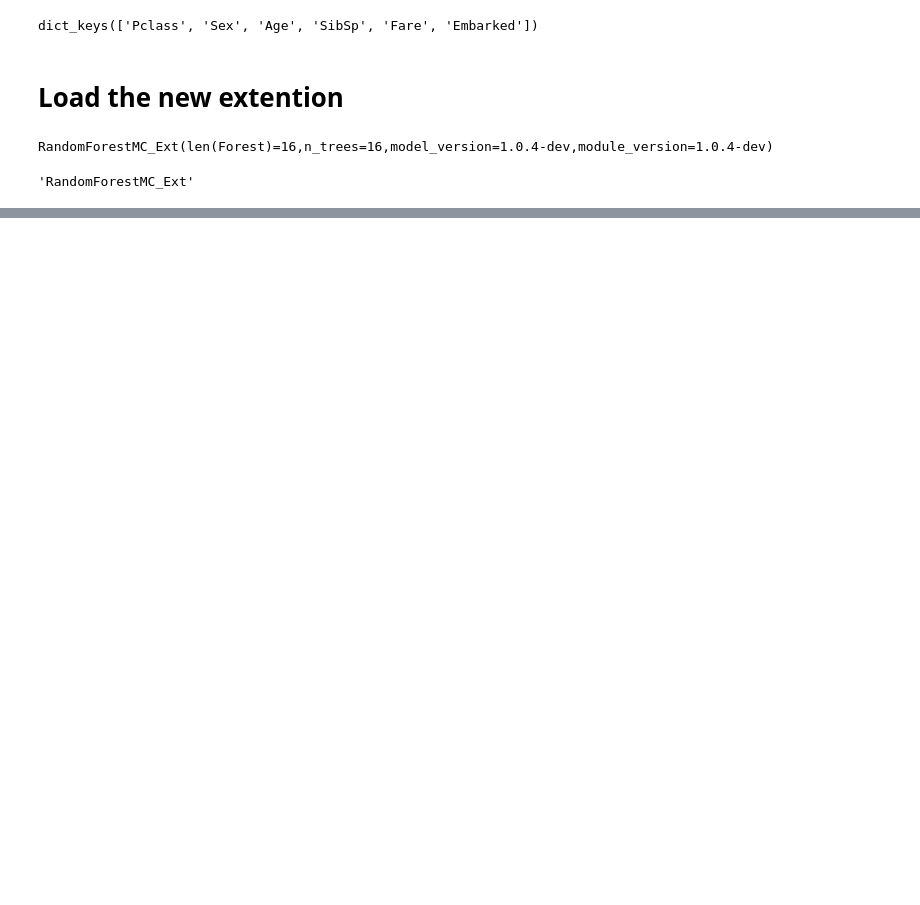
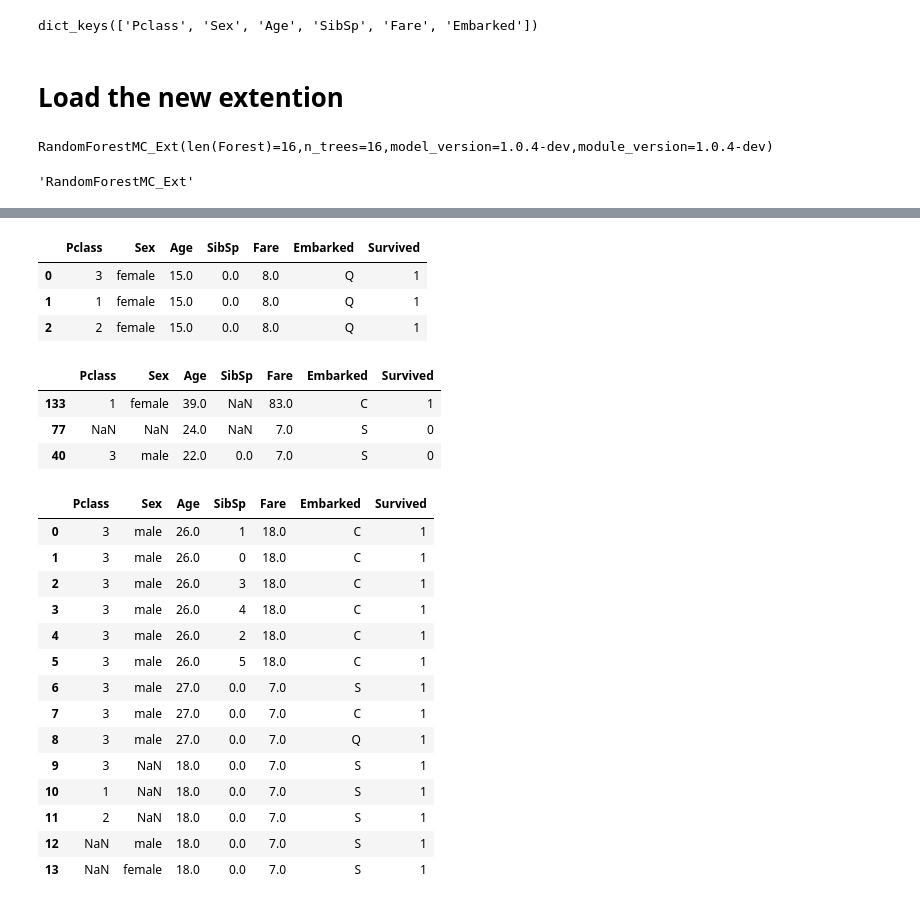
Before and after one commit to ysraell/random-forest-mc-utils, a Jupyter notebook: dev/dev-1.1.0.ipynb, the cells around one changed output, grey strips where cells are left out. Saved outputs shown, nothing was run; the diff lists cells and outputs as text; code cells hidden in the pictures; blank space fills up the shorter version.

```diff
--- a/dev/dev-1.1.0.ipynb
+++ b/dev/dev-1.1.0.ipynb
@@ -126,7 +104,14 @@ dictValues = Dict[featName, featValue]
 class RandomForestMC_Ext(RandomForestMC):
     @staticmethod
     def _fill_row_missing(row: dsRow, dict_values : dictValues) -> pd.DataFrame:
-        pass
+        list_out = []
+        for col, vals in dict_values.items():
+            if pd.isna(row[col]):
+                for val in vals:
+                    _row = row.copy()
+                    _row[col] = val
+                    list_out.append(_row)
+        return pd.concat(list_out, axis=1).transpose().reset_index(drop=True)
 
 
     def predictMissingValues(self, row_or_matrix: Union[dsRow, pd.DataFrame], dict_values : dictValues, use_all_Tress: bool = True):
@@ -139,9 +124,15 @@ class RandomForestMC_Ext(RandomForestMC):
             log.warning(f'The Forest model have not the following feature(s): [{_tmp}].')
 
         if isinstance(row_or_matrix, dsRow):
-            pass
+            self.df_data_miss = self._fill_row_missing(row_or_matrix, dict_values)
+
         if isinstance(row_or_matrix, pd.DataFrame):
-            pass
+            self.df_data_miss = []
+            for _, row in row_or_matrix.iterrows():
+                self.df_data_miss.append(self._fill_row_missing(row, dict_values))
+            self.df_data_miss = pd.concat(self.df_data_miss).reset_index(drop=True)
+
+        df_predict = pd.DataFrame.from_dict(self.predict_proba(cls_ext.df_data_miss))
 # %%
 cls_ext = RandomForestMC_Ext(target_col=params["target_col"])
 cls_ext.fit(dataset)
@@ -157,0 +160,14 @@ cls_ext.predictMissingValues(dataset_missing_values, dict_values)
+# %%
+cls_ext.df_data_miss
+# %% [output]
+|  | Pclass | Sex | Age | SibSp | Fare | Embarked | Survived |
+| 0 | 3 | female | 15.0 | 0.0 | 8.0 | Q | 1 |
+| 1 | 1 | female | 15.0 | 0.0 | 8.0 | Q | 1 |
+| 2 | 2 | female | 15.0 | 0.0 | 8.0 | Q | 1 |
+# %%
+dataset_missing_values_A
+# %% [output]
+|  | Pclass | Sex | Age | SibSp | Fare | Embarked | Survived |
+| 133 | 1 | female | 39.0 | NaN | 83.0 | C | 1 |
+| 77 | NaN | NaN | 24.0 | NaN | 7.0 | S | 0 |
+| 40 | 3 | male | 22.0 | 0.0 | 7.0 | S | 0 |
@@ -157,0 +177,18 @@ cls_ext.predictMissingValues(dataset_missing_values, dict_values)
+# %%
+cls_ext.df_data_miss
+# %% [output]
+|  | Pclass | Sex | Age | SibSp | Fare | Embarked | Survived |
+| 0 | 3 | male | 26.0 | 1 | 18.0 | C | 1 |
+| 1 | 3 | male | 26.0 | 0 | 18.0 | C | 1 |
+| 2 | 3 | male | 26.0 | 3 | 18.0 | C | 1 |
+| 3 | 3 | male | 26.0 | 4 | 18.0 | C | 1 |
+| 4 | 3 | male | 26.0 | 2 | 18.0 | C | 1 |
+| 5 | 3 | male | 26.0 | 5 | 18.0 | C | 1 |
+| 6 | 3 | male | 27.0 | 0.0 | 7.0 | S | 1 |
+| 7 | 3 | male | 27.0 | 0.0 | 7.0 | C | 1 |
+| 8 | 3 | male | 27.0 | 0.0 | 7.0 | Q | 1 |
+| 9 | 3 | NaN | 18.0 | 0.0 | 7.0 | S | 1 |
+| 10 | 1 | NaN | 18.0 | 0.0 | 7.0 | S | 1 |
+| 11 | 2 | NaN | 18.0 | 0.0 | 7.0 | S | 1 |
+| 12 | NaN | male | 18.0 | 0.0 | 7.0 | S | 1 |
+| 13 | NaN | female | 18.0 | 0.0 | 7.0 | S | 1 |
```
Also changed, not shown: parts of 15 cells of this notebook.
